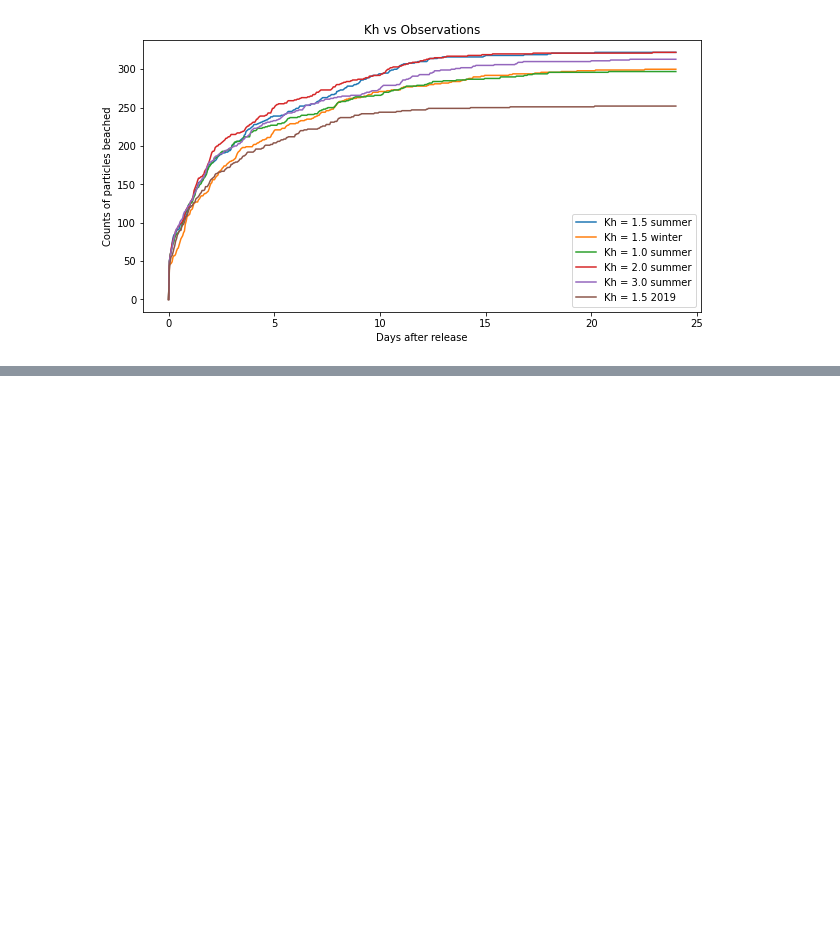
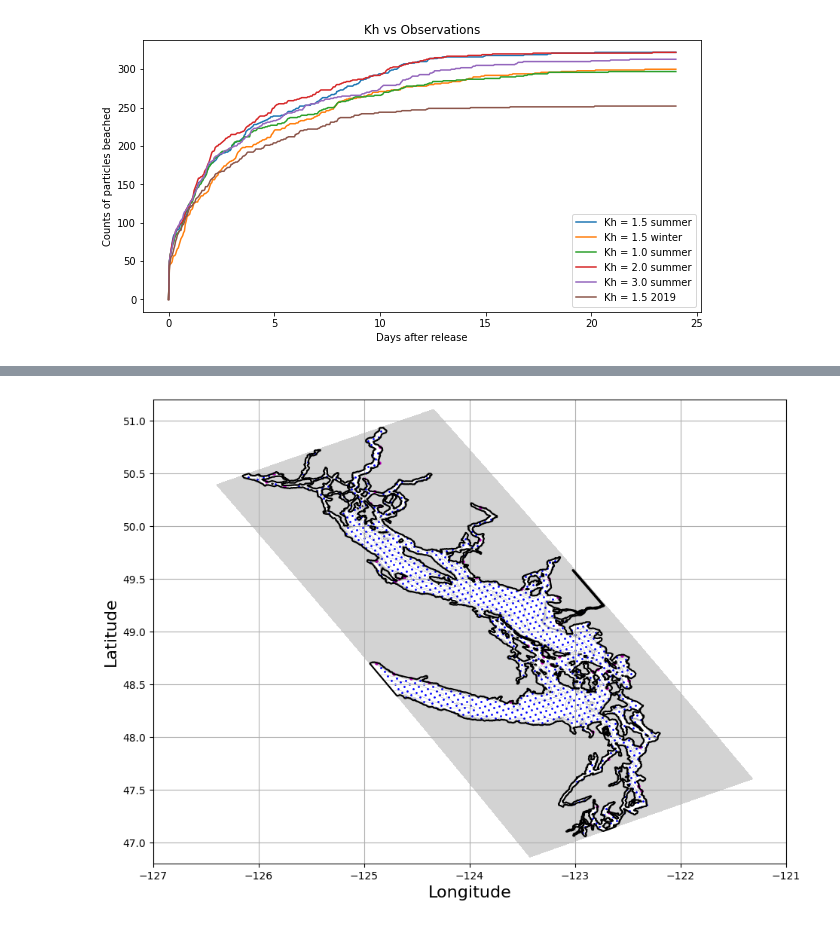
Before and after one commit to SalishSeaCast/analysis-jose, a Jupyter notebook: notebooks/parcels/Remote/Fibres/check_beach.ipynb, the cells around one changed output, grey strips where cells are left out. Cells and saved outputs as stored; diff of their text form; code cells hidden in the pictures; blank space fills up the shorter version.

```diff
--- a/notebooks/parcels/Remote/Fibres/check_beach.ipynb
+++ b/notebooks/parcels/Remote/Fibres/check_beach.ipynb
@@ -472,7 +515,9 @@ Text(0.5, 1.0, 'Kh vs Observations')
 # %%
-# fps=3
-# anim = mapanimation(outfile5,N,n,clon,clat,fps,local)
-# f = r"/home/jvalenti/MOAD/animations/PETstokes.gif"
-# FFwriter = animation.FFMpegWriter()
-# anim.save(f, writer = FFwriter)
+fps=3
+anim = mapanimation(outfile5,N,n,clon,clat,fps,local)
+f = r"/home/jvalenti/MOAD/animations/PETstokes.gif"
+FFwriter = animation.FFMpegWriter()
+anim.save(f, writer = FFwriter)
+# %% [output]
+[figure, added]
 # %%
```
Also changed, not shown: parts of 8 cells of this notebook, 2 other files.
